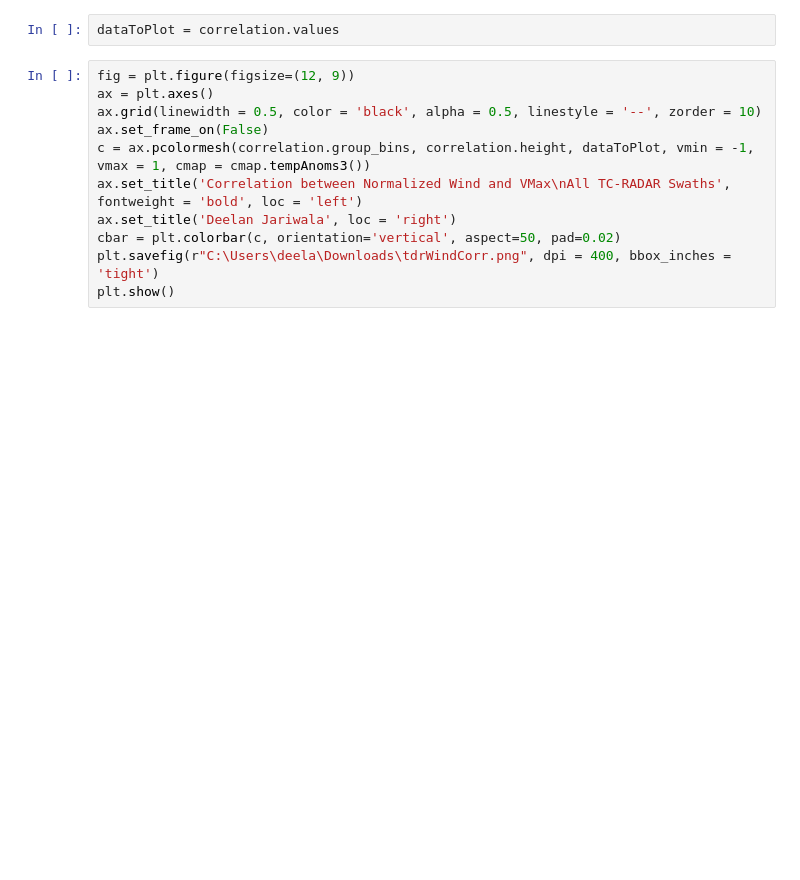
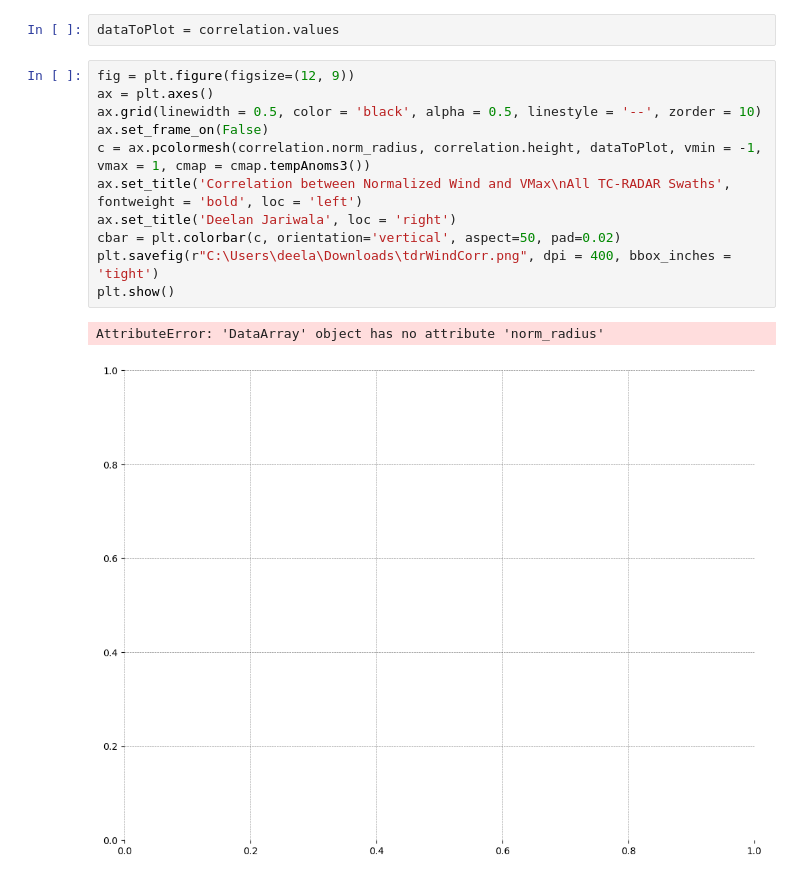
Before and after one commit to TCAlert/testing, a Jupyter notebook: TDRCorr.ipynb, the cells around one changed output. Saved outputs shown, nothing was run; the diff lists cells and outputs as text; blank space fills up the shorter version.

```diff
--- a/TDRCorr.ipynb
+++ b/TDRCorr.ipynb
@@ -72,14 +162,17 @@ dataToPlot = correlation.values
 # %%
 fig = plt.figure(figsize=(12, 9))
 ax = plt.axes()
 ax.grid(linewidth = 0.5, color = 'black', alpha = 0.5, linestyle = '--', zorder = 10)
 ax.set_frame_on(False)
-c = ax.pcolormesh(correlation.group_bins, correlation.height, dataToPlot, vmin = -1, vmax = 1, cmap = cmap.tempAnoms3())
+c = ax.pcolormesh(correlation.norm_radius, correlation.height, dataToPlot, vmin = -1, vmax = 1, cmap = cmap.tempAnoms3())
 ax.set_title('Correlation between Normalized Wind and VMax\nAll TC-RADAR Swaths', fontweight = 'bold', loc = 'left')
 ax.set_title('Deelan Jariwala', loc = 'right')
 cbar = plt.colorbar(c, orientation='vertical', aspect=50, pad=0.02)
 plt.savefig(r"C:\Users\deela\Downloads\tdrWindCorr.png", dpi = 400, bbox_inches = 'tight')
 plt.show()
+# %% [output]
+AttributeError: 'DataArray' object has no attribute 'norm_radius'
+[figure, added]
 # %%
 fig = plt.figure(figsize=(12, 9))
 ax = plt.axes()
```
Also changed, not shown: parts of 9 cells of this notebook, 21 other files.
